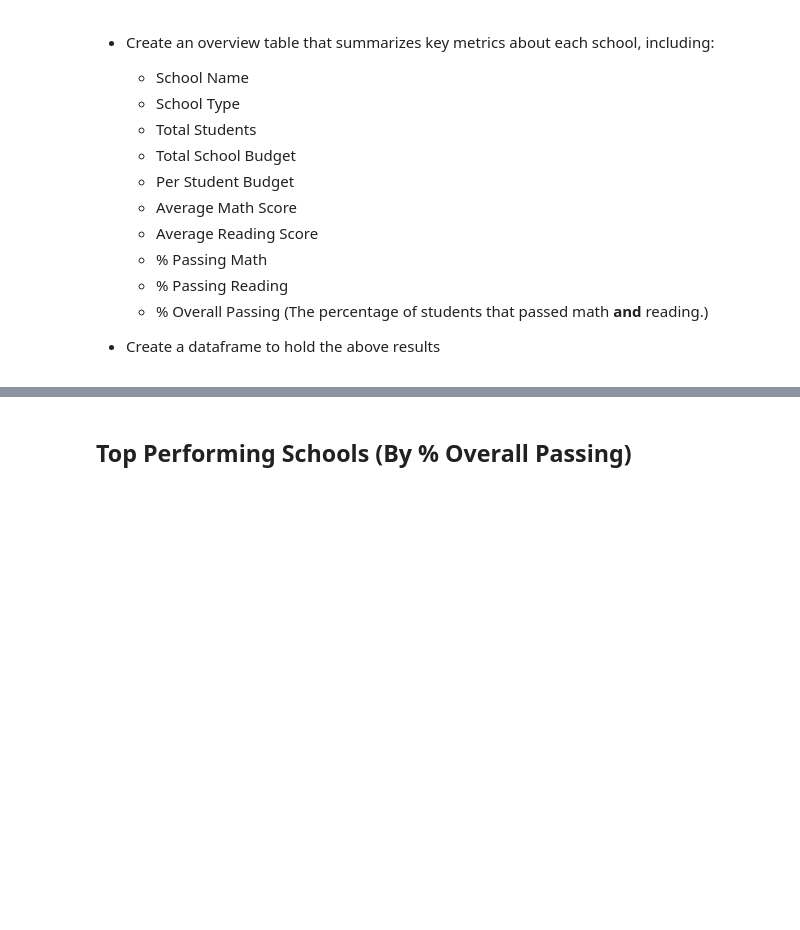
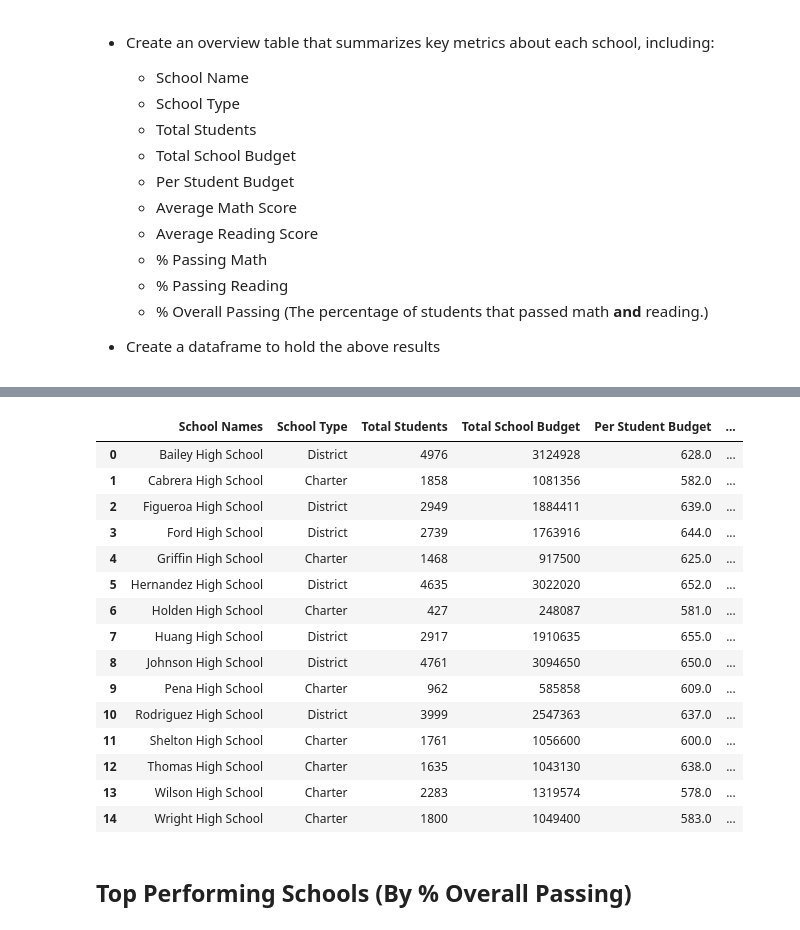
Before and after one commit to stasmruz/pandas_challange, a Jupyter notebook: PyCitySchools/pyCitySchool.ipynb, the cells around one changed output, grey strips where cells are left out. Saved outputs shown, nothing was run; the diff lists cells and outputs as text; code cells hidden in the pictures; blank space fills up the shorter version.

```diff
--- a/PyCitySchools/pyCitySchool.ipynb
+++ b/PyCitySchools/pyCitySchool.ipynb
@@ -125,3 +107,78 @@ school_summary
+# %%
+# School Name
+
+school_summary = school_data_complete.groupby(['school_name'])
+school_names = school_data_complete.school_name.sort_values().unique()
+
+# School Type
+
+school_types = school_data.sort_values(by="school_name").type
+
+# Total Students
+
+school_total_students = list(school_summary.student_name.count())
+
+# Total School Budget
+
+school_budget = list(school_summary.budget.mean())
+
+# Per Student Budget
+
+school_per_student_budget = [i/j for i,j in zip(school_budget,school_total_students)]
+
+# Average Math Score
+
+school_avg_math_score = list(school_summary.math_score.mean())
+
+# Average Reading Score
+
+school_avg_reading_score = list(school_summary.reading_score.mean())
+
+# % Passing Math
+
+school_summary = school_data_complete[school_data_complete['math_score'] >= 70].groupby(['school_name'])
+school_pct_passing_math = [(i/j)*100 for i,j in zip(school_summary.math_score.count(),school_total_students)]
+
+# % Passing Reading
+
+school_summary = school_data_complete[school_data_complete['reading_score'] >= 70].groupby(['school_name'])
+school_pct_passing_reading = [(i/j)*100 for i,j in zip(school_summary.reading_score.count(),school_total_students)]
+
+# % Overall Passing (The percentage of students that passed math and reading.)
+
+school_overall_passing = [(i+j)/2 for i,j in zip(school_pct_passing_math,school_pct_passing_reading)]
+
+# Create a dataframe to hold the above results
+school_summary_df = pd.DataFrame({"School Names":school_names,
+                                  "School Type":school_types,
+                                  "Total Students":school_total_students,
+                                  "Total School Budget":school_budget,
+                                  "Per Student Budget":school_per_student_budget,
+                                  "Average Math Score":school_avg_math_score,
+                                  "Average Reading Score":school_avg_reading_score,
+                                  "% Passing Math":school_pct_passing_math,
+                                  "% Passing Reading":school_pct_passing_reading,
+                                  "Overall Passing Rate":school_overall_passing})
+
+school_summary_df = school_summary_df.reset_index(drop=True)
+school_summary_df
+# %% [output]
+|  | School Names | School Type | Total Students | Total School Budget | Per Student Budget | ... |
+| 0 | Bailey High School | District | 4976 | 3124928 | 628.0 | ... |
+| 1 | Cabrera High School | Charter | 1858 | 1081356 | 582.0 | ... |
+| 2 | Figueroa High School | District | 2949 | 1884411 | 639.0 | ... |
+| 3 | Ford High School | District | 2739 | 1763916 | 644.0 | ... |
+| 4 | Griffin High School | Charter | 1468 | 917500 | 625.0 | ... |
+| 5 | Hernandez High School | District | 4635 | 3022020 | 652.0 | ... |
+| 6 | Holden High School | Charter | 427 | 248087 | 581.0 | ... |
+| 7 | Huang High School | District | 2917 | 1910635 | 655.0 | ... |
+| 8 | Johnson High School | District | 4761 | 3094650 | 650.0 | ... |
+| 9 | Pena High School | Charter | 962 | 585858 | 609.0 | ... |
+| 10 | Rodriguez High School | District | 3999 | 2547363 | 637.0 | ... |
+| 11 | Shelton High School | Charter | 1761 | 1056600 | 600.0 | ... |
+| 12 | Thomas High School | Charter | 1635 | 1043130 | 638.0 | ... |
+| 13 | Wilson High School | Charter | 2283 | 1319574 | 578.0 | ... |
+| 14 | Wright High School | Charter | 1800 | 1049400 | 583.0 | ... |
 # %% [markdown]
 ## Top Performing Schools (By % Overall Passing)
 # %% [markdown]
```
Also changed, not shown: parts of 3 cells of this notebook.
